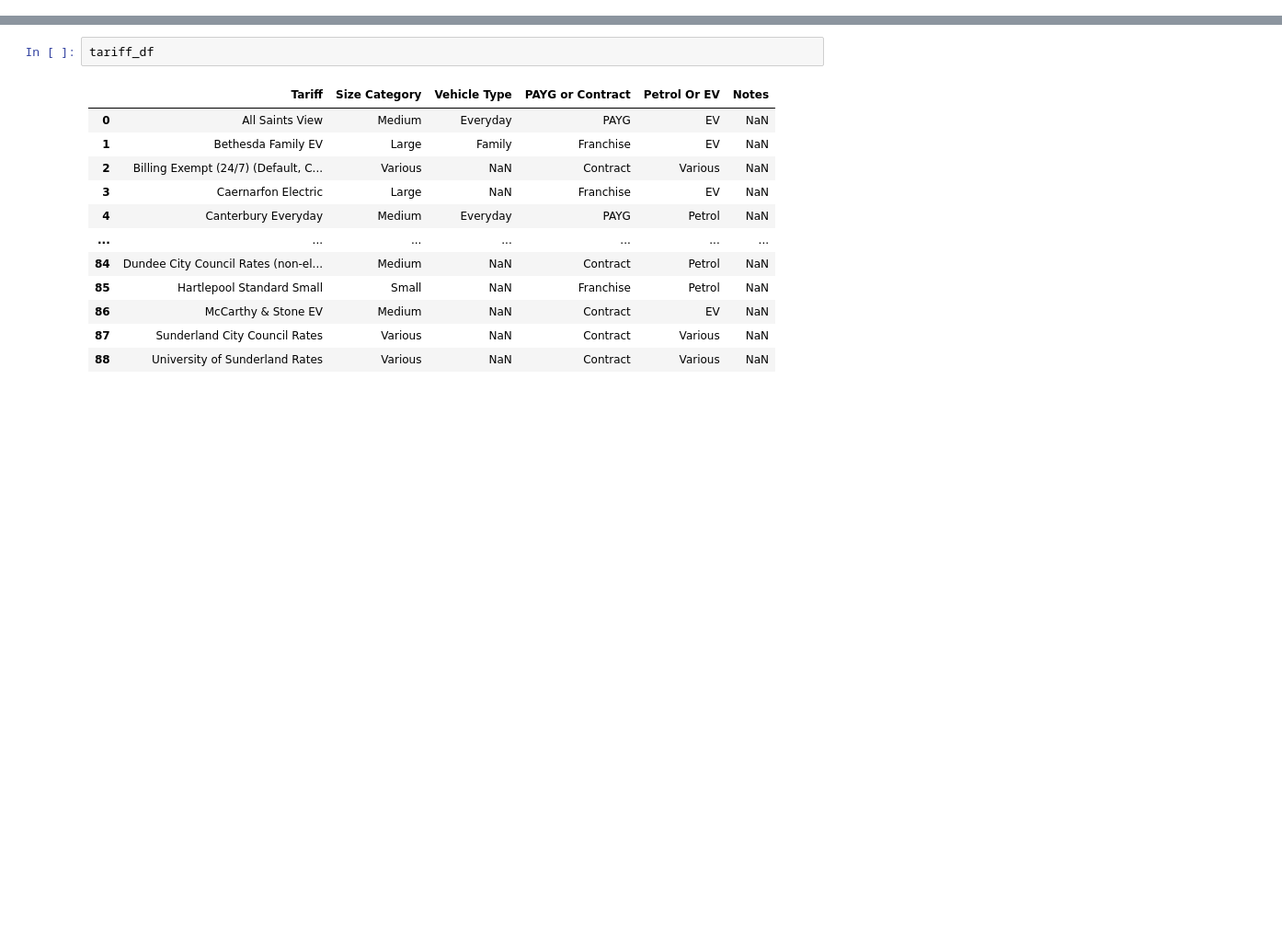
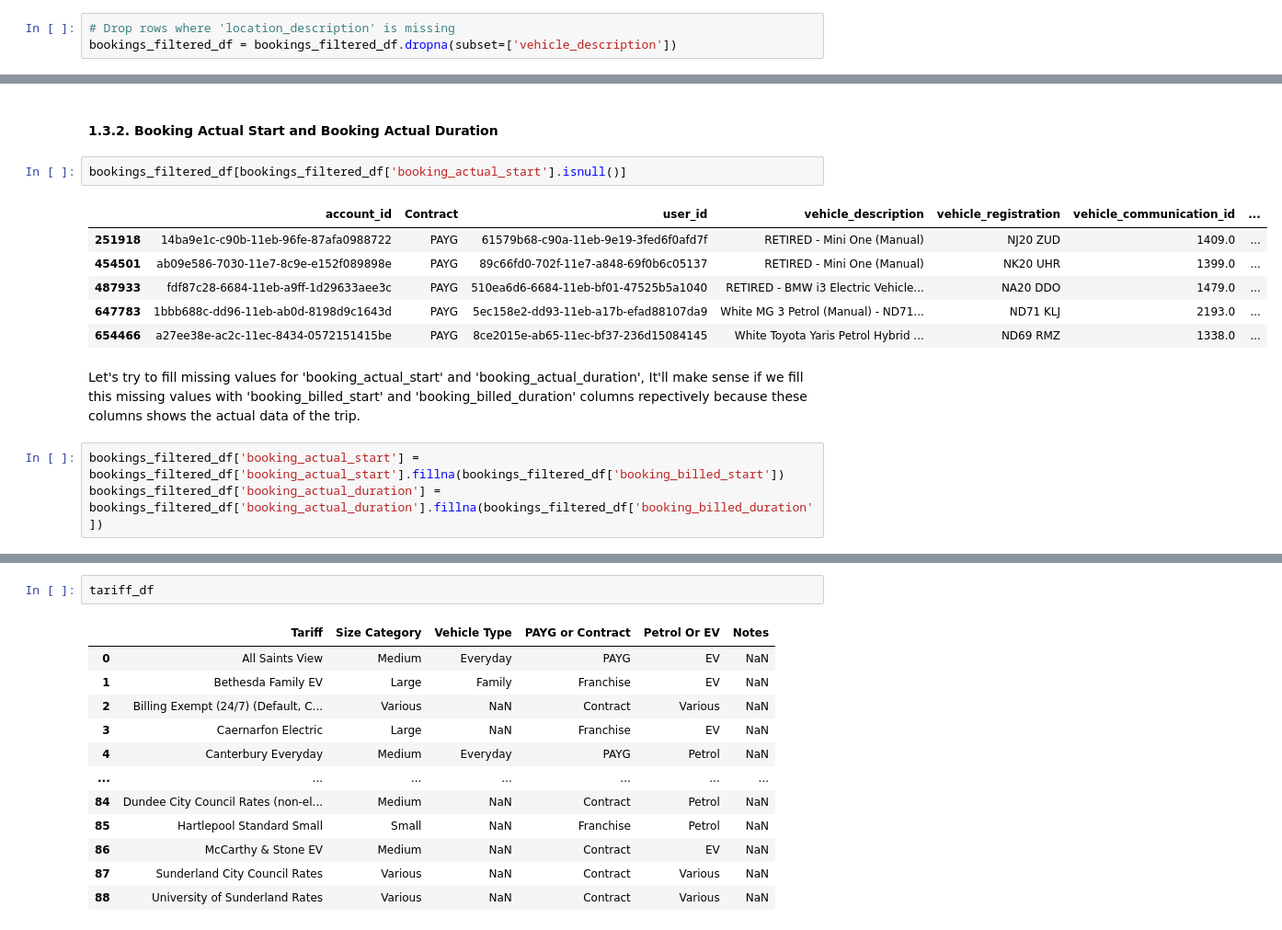
Before and after one commit to tejasnavalkhe/Optimising-Car-Sharing-Profitability-with-a-Regional-Pricing-Strategy, a Jupyter notebook: code/Co Wheels.ipynb, the cells around one changed output, grey strips where cells are left out. Shown: that part at 92% size. Saved outputs shown, nothing was run; the diff lists cells and outputs as text; blank space fills up the shorter version.

```diff
--- a/code/Co Wheels.ipynb
+++ b/code/Co Wheels.ipynb
@@ -100,0 +145,3 @@ bookings_filtered_df.head(2)
+# %%
+# Drop rows where 'location_description' is missing
+bookings_filtered_df = bookings_filtered_df.dropna(subset=['vehicle_description'])
@@ -100,0 +168,16 @@ bookings_filtered_df.head(2)
+# %% [markdown]
+#### 1.3.2. Booking Actual Start and Booking Actual Duration
+# %%
+bookings_filtered_df[bookings_filtered_df['booking_actual_start'].isnull()]
+# %% [output]
+|  | account_id | Contract | user_id | vehicle_description | vehicle_registration | vehicle_communication_id | ... |
+| 251918 | 14ba9e1c-c90b-11eb-96fe-87afa0988722 | PAYG | 61579b68-c90a-11eb-9e19-3fed6f0afd7f | RETIRED - Mini One (Manual) | NJ20 ZUD | 1409.0 | ... |
+| 454501 | ab09e586-7030-11e7-8c9e-e152f089898e | PAYG | 89c66fd0-702f-11e7-a848-69f0b6c05137 | RETIRED - Mini One (Manual) | NK20 UHR | 1399.0 | ... |
+| 487933 | fdf87c28-6684-11eb-a9ff-1d29633aee3c | PAYG | 510ea6d6-6684-11eb-bf01-47525b5a1040 | RETIRED - BMW i3 Electric Vehicle... | NA20 DDO | 1479.0 | ... |
+| 647783 | 1bbb688c-dd96-11eb-ab0d-8198d9c1643d | PAYG | 5ec158e2-dd93-11eb-a17b-efad88107da9 | White MG 3 Petrol (Manual) - ND71... | ND71 KLJ | 2193.0 | ... |
+| 654466 | a27ee38e-ac2c-11ec-8434-0572151415be | PAYG | 8ce2015e-ab65-11ec-bf37-236d15084145 | White Toyota Yaris Petrol Hybrid ... | ND69 RMZ | 1338.0 | ... |
+# %% [markdown]
+Let's try to fill missing values for 'booking_actual_start' and 'booking_actual_duration', It'll make sense if we fill this missing values with 'booking_billed_start' and 'booking_billed_duration' columns repectively because these columns shows the actual data of the trip.
+# %%
+bookings_filtered_df['booking_actual_start'] = bookings_filtered_df['booking_actual_start'].fillna(bookings_filtered_df['booking_billed_start'])
+bookings_filtered_df['booking_actual_duration'] = bookings_filtered_df['booking_actual_duration'].fillna(bookings_filtered_df['booking_billed_duration'])
```
Also changed, not shown: parts of 67 cells of this notebook.
